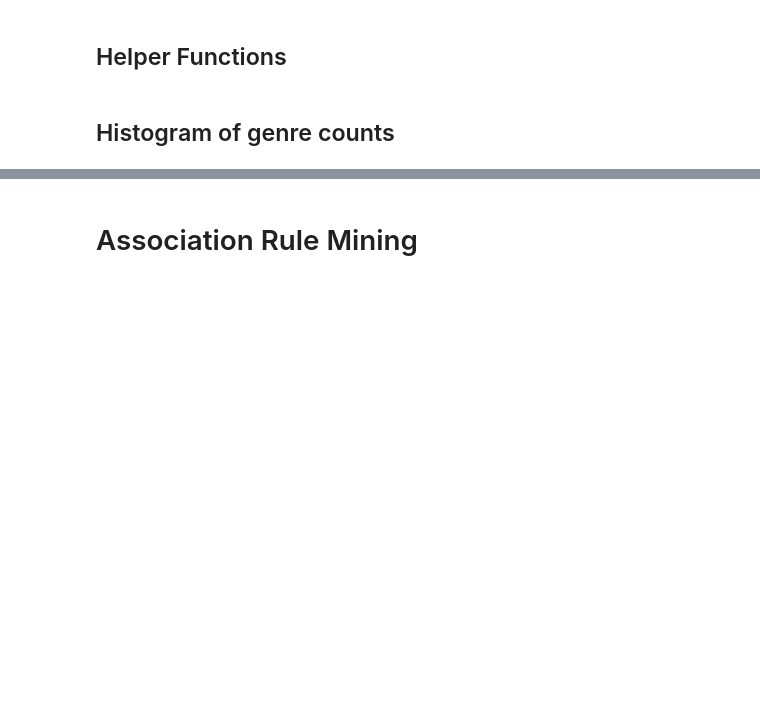
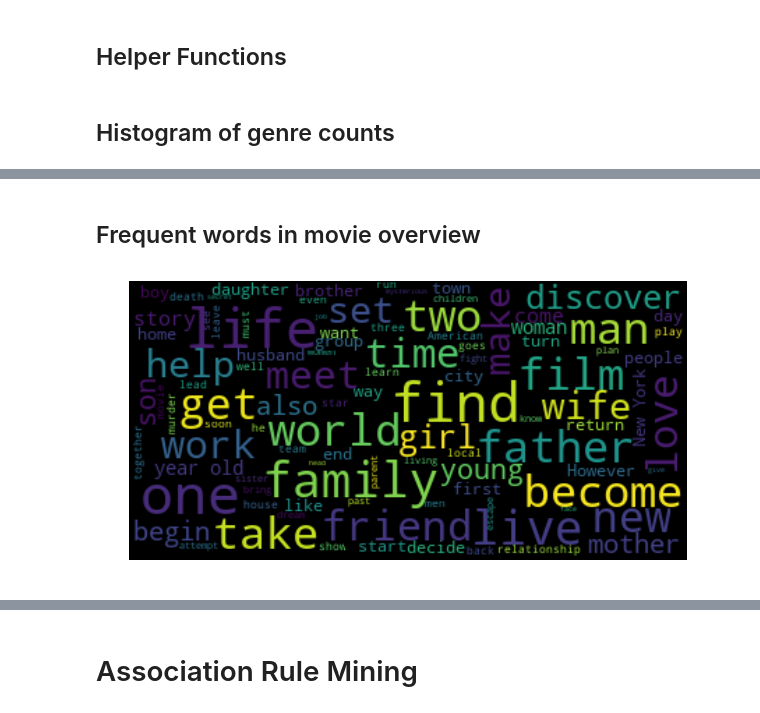
Before and after one commit to shapu/Data-Mining-Final-Project, a Jupyter notebook: MovieDatasetClassification.ipynb, the cells around one changed output, grey strips where cells are left out. Drawn from its saved outputs; the diff is of its cells as text; code cells hidden in the pictures; blank space fills up the shorter version.

```diff
--- a/MovieDatasetClassification.ipynb
+++ b/MovieDatasetClassification.ipynb
@@ -194,18 +203,19 @@ movie_metadata = fill_na_cols(movie_metadata,genres)
 movie_metadata = fill_na_cols(movie_metadata,non_genres)
 movie_metadata = fill_na_cols(movie_metadata,orig_lang_labels)
 movie_metadata = fill_na_cols(movie_metadata,status_labels)
+movie_metadata = fill_na_cols(movie_metadata,frequent_keywords)
 movie_metadata = fill_with_median(movie_metadata,'popularity')
 movie_metadata = fill_with_median(movie_metadata,'revenue')
 movie_metadata = fill_with_median(movie_metadata,'runtime')
 movie_metadata = fill_with_median(movie_metadata,'budget')
-movie_metadata = fill_with_median(movie_metadata,'voter_rating')
-movie_metadata = fill_with_median(movie_metadata,'voter_count')
+movie_metadata = fill_with_median(movie_metadata,'vote_average')
+movie_metadata = fill_with_median(movie_metadata,'vote_count')
 movie_metadata['adult'] = movie_metadata['adult'].fillna(0)
 movie_metadata['video'] = movie_metadata['video'].fillna(0)
 movie_metadata['tagline'] = movie_metadata['tagline'].fillna('')
 movie_metadata['overview'] = movie_metadata['overview'].fillna('')
 movie_metadata['title'] = movie_metadata['title'].fillna('')
-movie_metadata.to_hdf(path+'/intermediate-files/intermediate1.h5',
+movie_metadata.to_hdf(path+'intermediate-files/intermediate1.h5',
                       key='df')
 movie_metadata.head()
 # %% [output]
@@ -270,0 +294,7 @@ def plot_boxplots(df,cols,col_name,size=(50,20)):
+# %% [markdown]
+## Frequent words in movie overview
+# %%
+overview_text = get_all_text(movie_metadata,'overview')
+plot_wordcloud(overview_text,(10,10))
+# %% [output]
+[figure, added]
```
Also changed, not shown: parts of 29 cells of this notebook.
